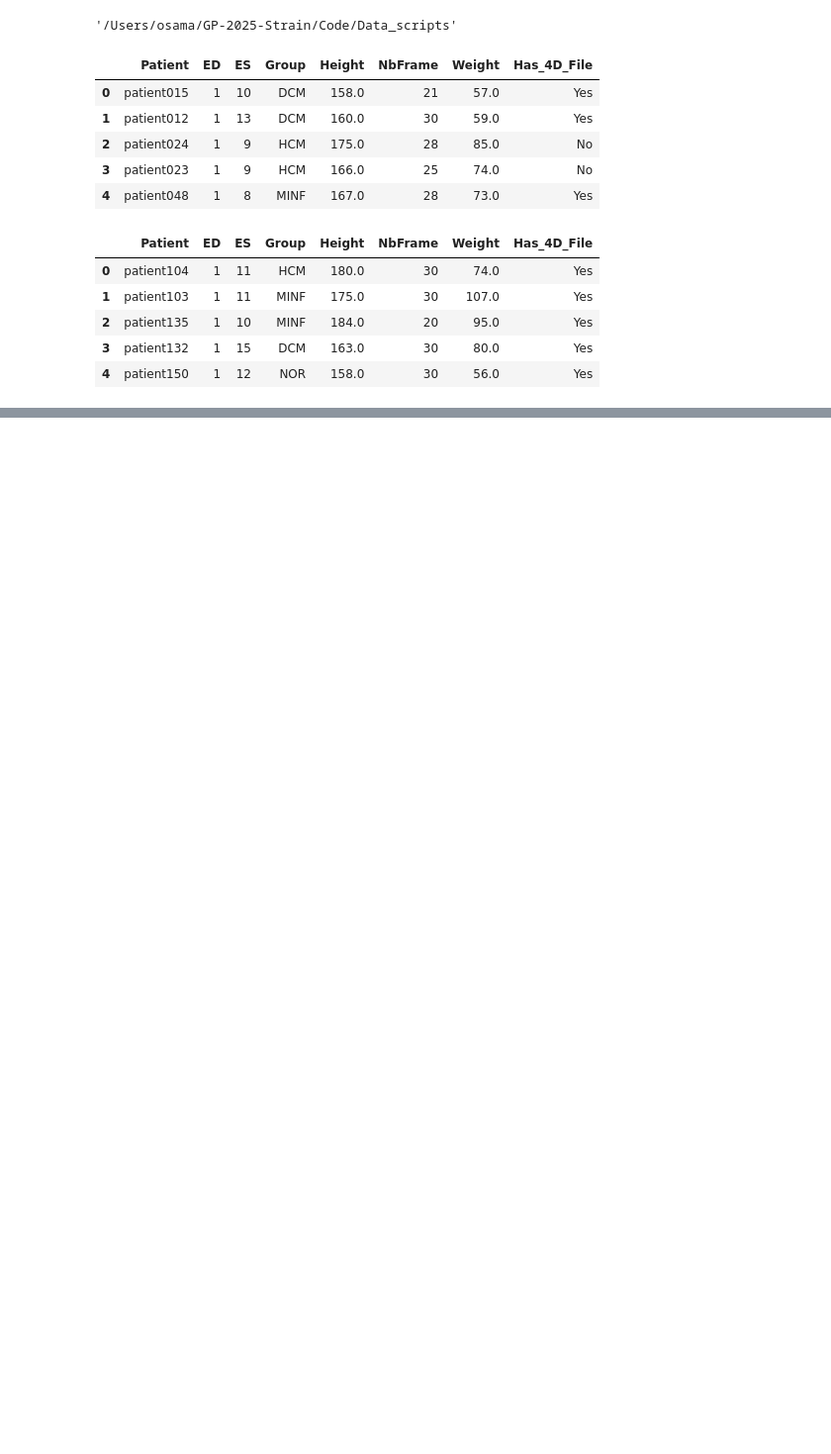
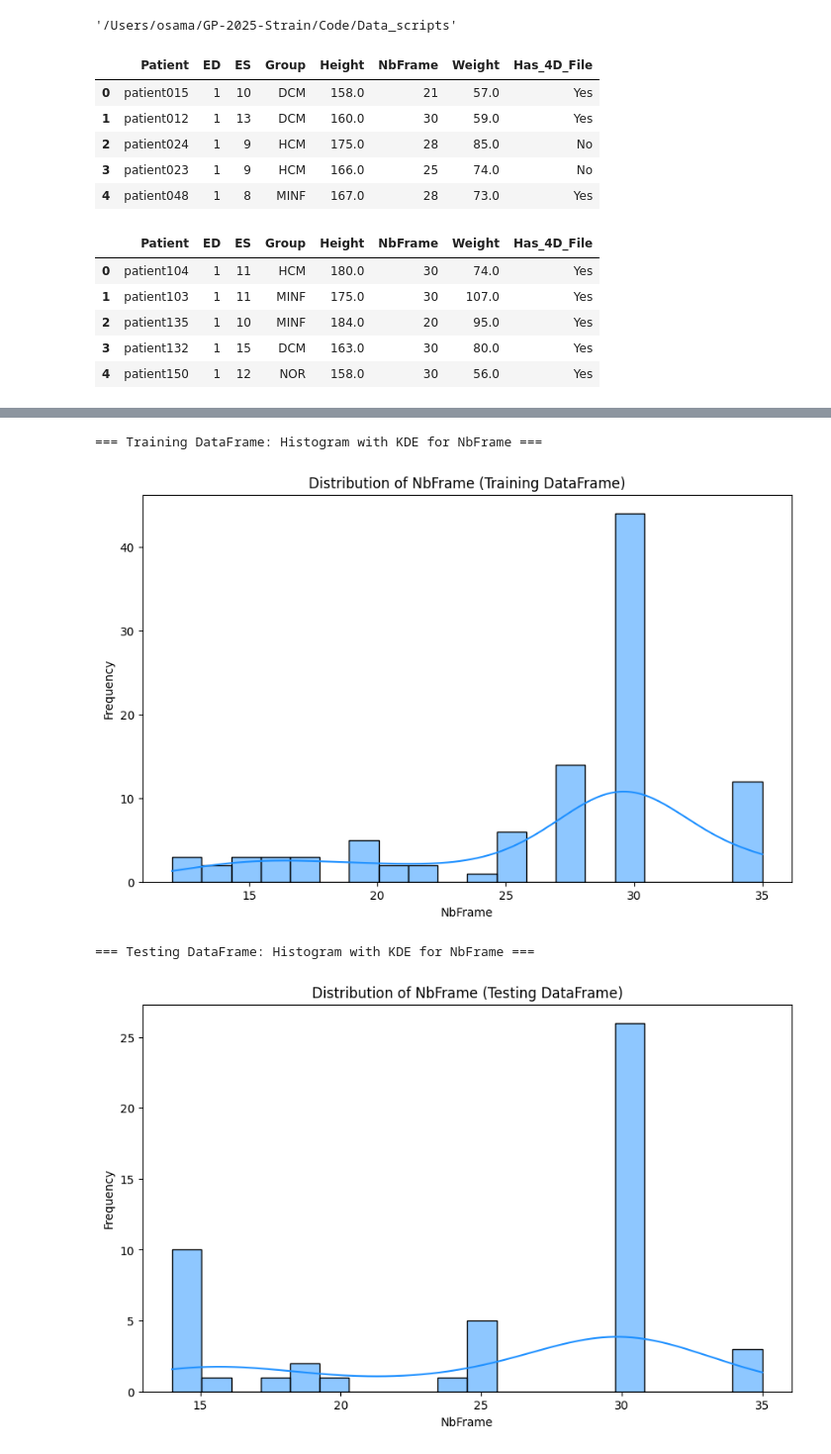
Before and after one commit to ahmedalii3/Cardiac-Strain-Mapping, a Jupyter notebook: Code/Data_scripts/Data_Analysis.ipynb, the cells around one changed output, grey strips where cells are left out. Shown at 99% size. Saved outputs shown, nothing was run; the diff lists cells and outputs as text; code cells hidden in the pictures; blank space fills up the shorter version.

```diff
--- a/Code/Data_scripts/Data_Analysis.ipynb
+++ b/Code/Data_scripts/Data_Analysis.ipynb
@@ -101,0 +157,14 @@ df_testing_patients.head()
+# %%
+for name, df in dataframes.items():
+    print(f"=== {name} DataFrame: Histogram with KDE for NbFrame ===")
+    plt.figure(figsize=(10, 6))
+    sns.histplot(df['NbFrame'], kde=True, bins=20, color='dodgerblue')
+    plt.title(f'Distribution of NbFrame ({name} DataFrame)')
+    plt.xlabel('NbFrame')
+    plt.ylabel('Frequency')
+    plt.show()
+# %% [output]
+=== Training DataFrame: Histogram with KDE for NbFrame ===
+[figure, added]
+=== Testing DataFrame: Histogram with KDE for NbFrame ===
+[figure, added]
```
Also changed, not shown: parts of 8 cells of this notebook.
